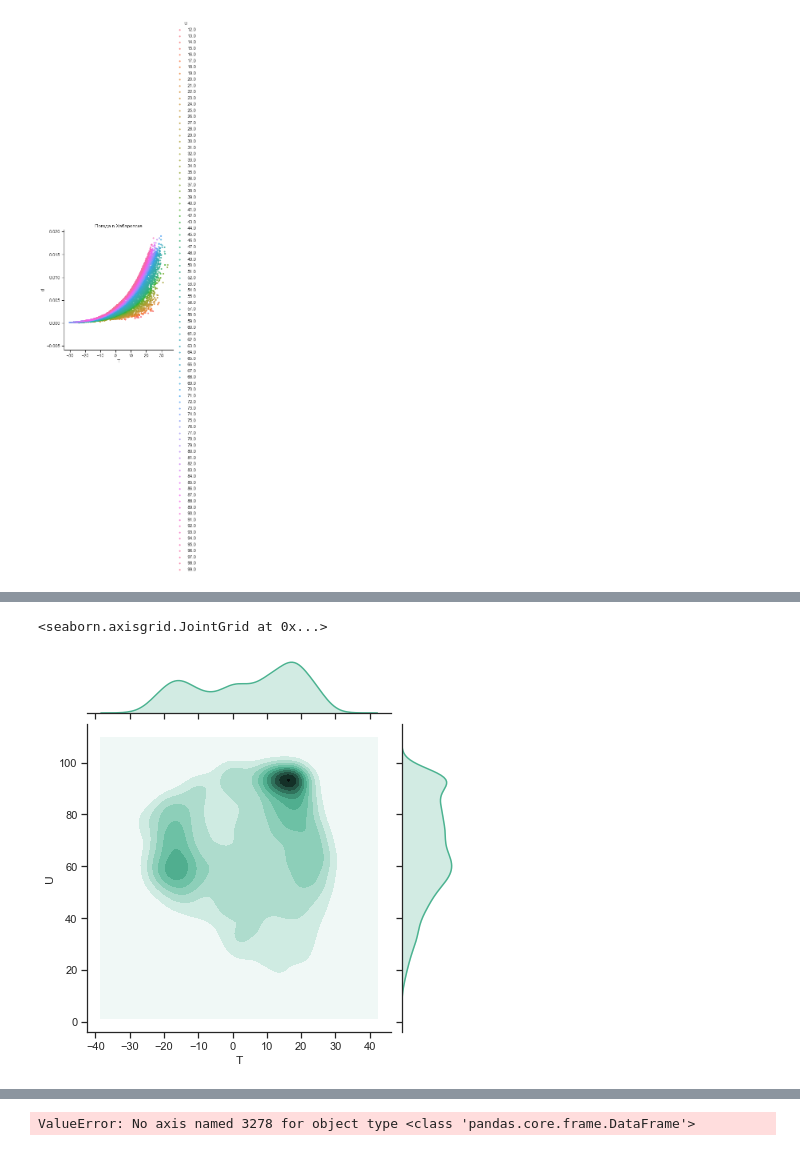
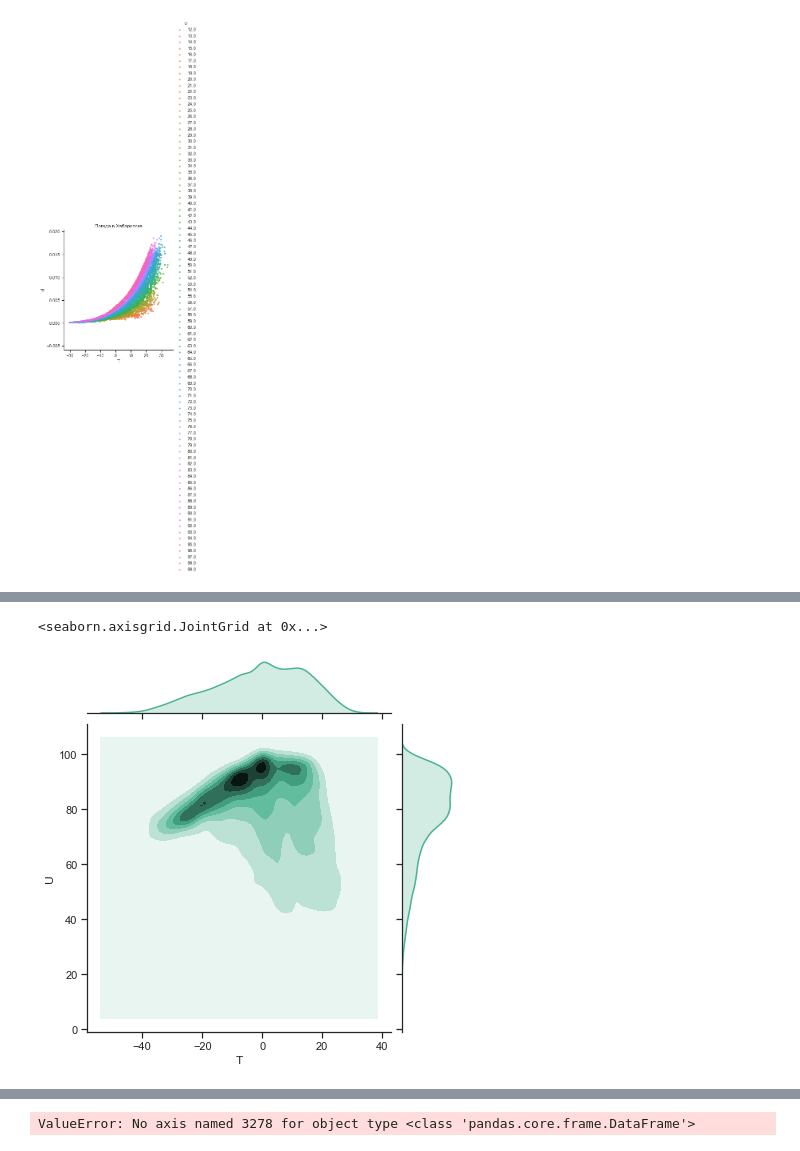
Before and after one commit to AndreyEroshkin/climate, a Jupyter notebook: humid-t.ipynb, the cells around one changed output, grey strips where cells are left out. Cells and saved outputs as stored; diff of their text form; code cells hidden in the pictures.

```diff
--- a/humid-t.ipynb
+++ b/humid-t.ipynb
@@ -12,11 +12,12 @@ from plot_id import *
 plt.rcParams["font.family"] = "Liberation Sans"
 # %%
 path='~/Documents/greenair/python/Климат/data/'
-file='Хабаровск.xls'
+file='Ханты-Мансийск.xlsx'
 df = pd.read_excel(path+file, skiprows = 6)
 title = re.sub('Местное время', 'Погода',df.columns[0])
 # %%
 df['data_time']=pd.to_datetime(df.iloc[:,0])
+df.sort_values('data_time', inplace=True)
 df['hour'] = df['data_time'].dt.hour
 df['duration']=(df['data_time']-df['data_time'].shift()).fillna(pd.Timedelta(seconds=0))
 # %%
@@ -52,7 +63,7 @@ rh_target = 60 #%
 l_nom     = 5500 #m3/h
 ro        = 1.2 #kg/m3
 d_drying = HAPropsSI('W','T',t_target+273.15,'P',101325,'R',rh_target/100)
-h_drying = HAPropsSI('H','W',d_drying,'P',101325,'R',98/100)/1000
+#h_drying = HAPropsSI('H','W',d_drying,'P',101325,'R',98/100)/1000
 # %%
 df.loc[:,'Mode']='Нагрев'
 df.loc[(df['d']>=d_drying),'Mode']='Осушение'
@@ -158,12 +171,11 @@ df.describe()
 | 75% | 17.000000 | 754.000000 | 762.700000 | 0.300000 | 83.000000 | 3.000000 | 13.000000 | 13.000000 | 11.100000 | 21.575000 | 20.000000 | ... |
 | max | 34.100000 | 767.500000 | 777.100000 | 1.700000 | 99.000000 | 9.000000 | 18.000000 | 21.000000 | 23.500000 | 31.000000 | 50.000000 | ... |
 # %%
-sns.set(style="ticks")
-
+sns.set_style('ticks')
 sns.jointplot(y='U',x='T', data=df, kind="kde", color="#4CB391")
 # %% [output]
 <seaborn.axisgrid.JointGrid at 0x...>
-[figure, old version]
+[figure, new version]
 # %%
 (sns.jointplot(y='U',x='T', data=df, color="k").plot_joint(sns.kdeplot, zorder=0, n_levels=6))
 # %% [output]
```
Also changed, not shown: parts of 8 cells of this notebook.
